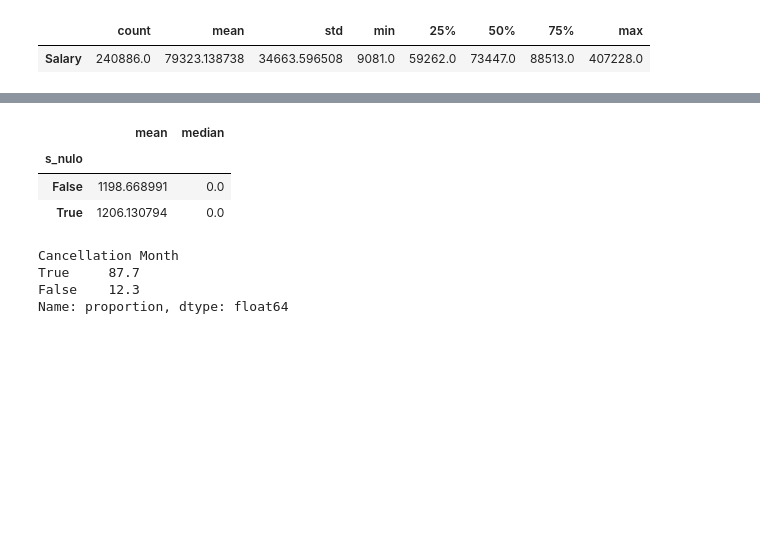
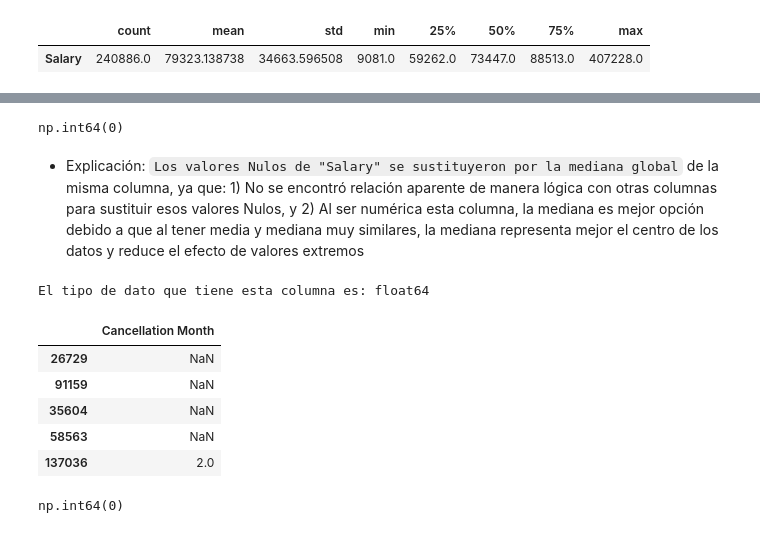
Before and after one commit to Adalab/bda-modulo-3-evaluacion-final-AMA00-98, a Jupyter notebook: fase_1_exploracion_y_limpieza.ipynb, the cells around one changed output, grey strips where cells are left out. Drawn from its saved outputs; the diff is of its cells as text; code cells hidden in the pictures; blank space fills up the shorter version.

```diff
--- a/fase_1_exploracion_y_limpieza.ipynb
+++ b/fase_1_exploracion_y_limpieza.ipynb
@@ -390,13 +390,4 @@ df_combinado.describe().T
 | Enrollment Month | 322755.0 | 6.663079 | 3.399856 | 1.00 | 4.00 | 7.00 | 10.00 | 12.00 |
 | Cancellation Year | 39605.0 | 2016.494483 | 1.376943 | 2013.00 | 2016.00 | 2017.00 | 2018.00 | 2018.00 |
 | Cancellation Month | 39605.0 | 6.951547 | 3.442334 | 1.00 | 4.00 | 7.00 | 10.00 | 12.00 |
-# %%
-df_combinado["s_nulo"] = df_combinado["Salary"].isna()
-# %%
-df_combinado.groupby("s_nulo")["Distance"].agg(["mean", "median"])
-# %% [output]
-|  | mean | median |
-| s_nulo |  |  |
-| False | 1198.668991 | 0.0 |
-| True | 1206.130794 | 0.0 |
 # %%
@@ -406,9 +395,20 @@ df_combinado["Salary"] = df_combinado["Salary"].fillna(df_combinado["Salary"].me
 # %%
-df_combinado["Salary"].isna().sum() # # Comprobamos los valores Nulos ahora = 0
+df_combinado["Salary"].isna().sum() # Comprobamos los valores Nulos ahora = 0
+# %% [output]
+np.int64(0)
+# %% [markdown]
+- Explicación: `Los valores Nulos de "Salary" se sustituyeron por la mediana global` de la misma columna, ya que: 1) No se encontró relación aparente de manera lógica con otras columnas para sustituir esos valores Nulos, y 2) Al ser numérica esta columna, la mediana es mejor opción debido a que al tener media y mediana muy similares, la mediana representa mejor el centro de los datos y reduce el efecto de valores extremos
 # %%
 # COLUMNA: "Cancellation Month" --> 87.73% NaN
+
+print(f"El tipo de dato que tiene esta columna es: {df_combinado["Cancellation Month"].dtype}")
+
+df_combinado[["Cancellation Month"]].sample(5)
 # %% [output]
-Cancellation Month
-True     87.7
-False    12.3
-Name: proportion, dtype: float64
+El tipo de dato que tiene esta columna es: float64
+|  | Cancellation Month |
+| 26729 | NaN |
+| 91159 | NaN |
+| 35604 | NaN |
+| 58563 | NaN |
+| 137036 | 2.0 |
@@ -414,0 +417,4 @@ Name: proportion, dtype: float64
+# %%
+df_combinado["Cancellation Month"].isna().sum() # Comprobamos los valores Nulos ahora = 0
+# %% [output]
+np.int64(0)
```
Also changed, not shown: parts of 15 cells of this notebook, 2 other files.
